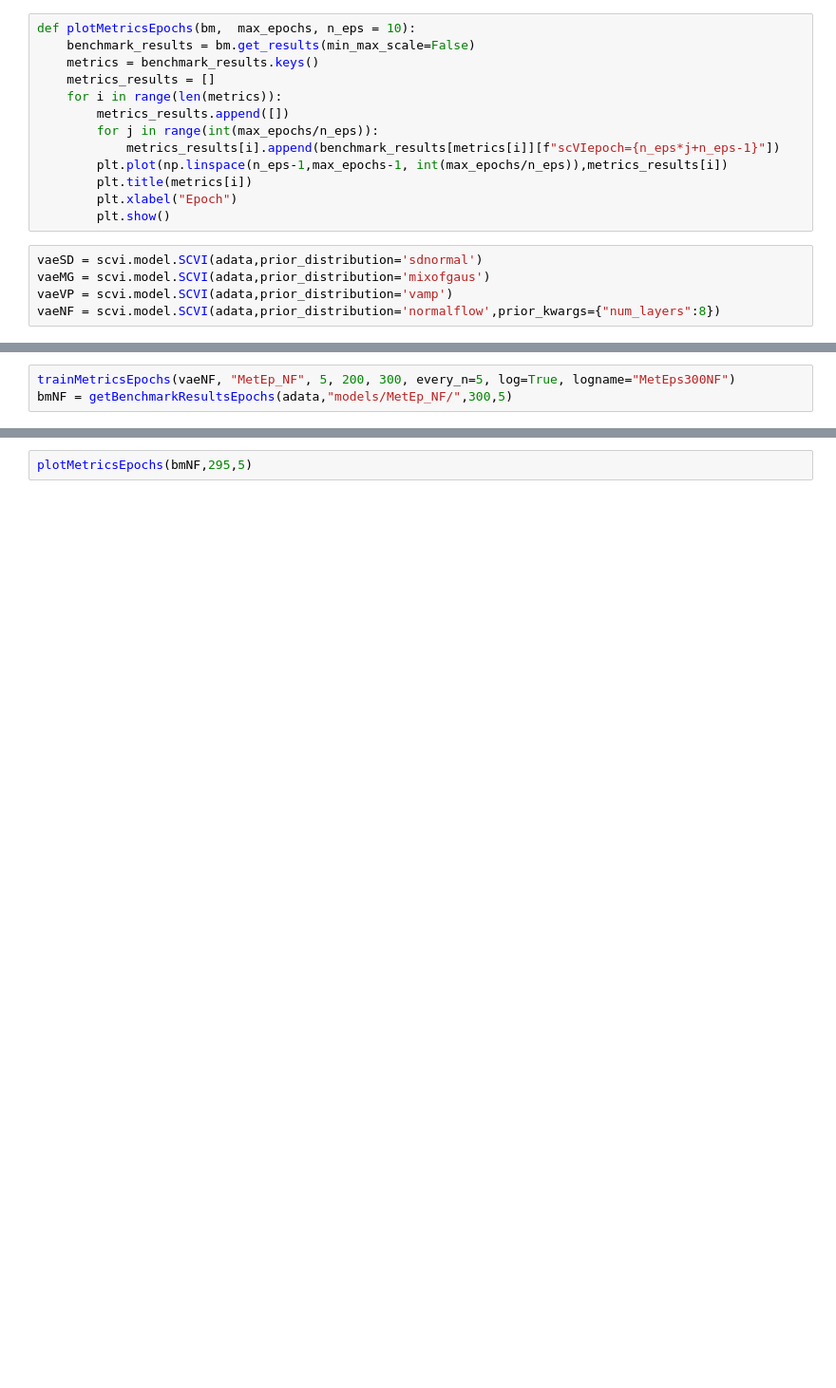
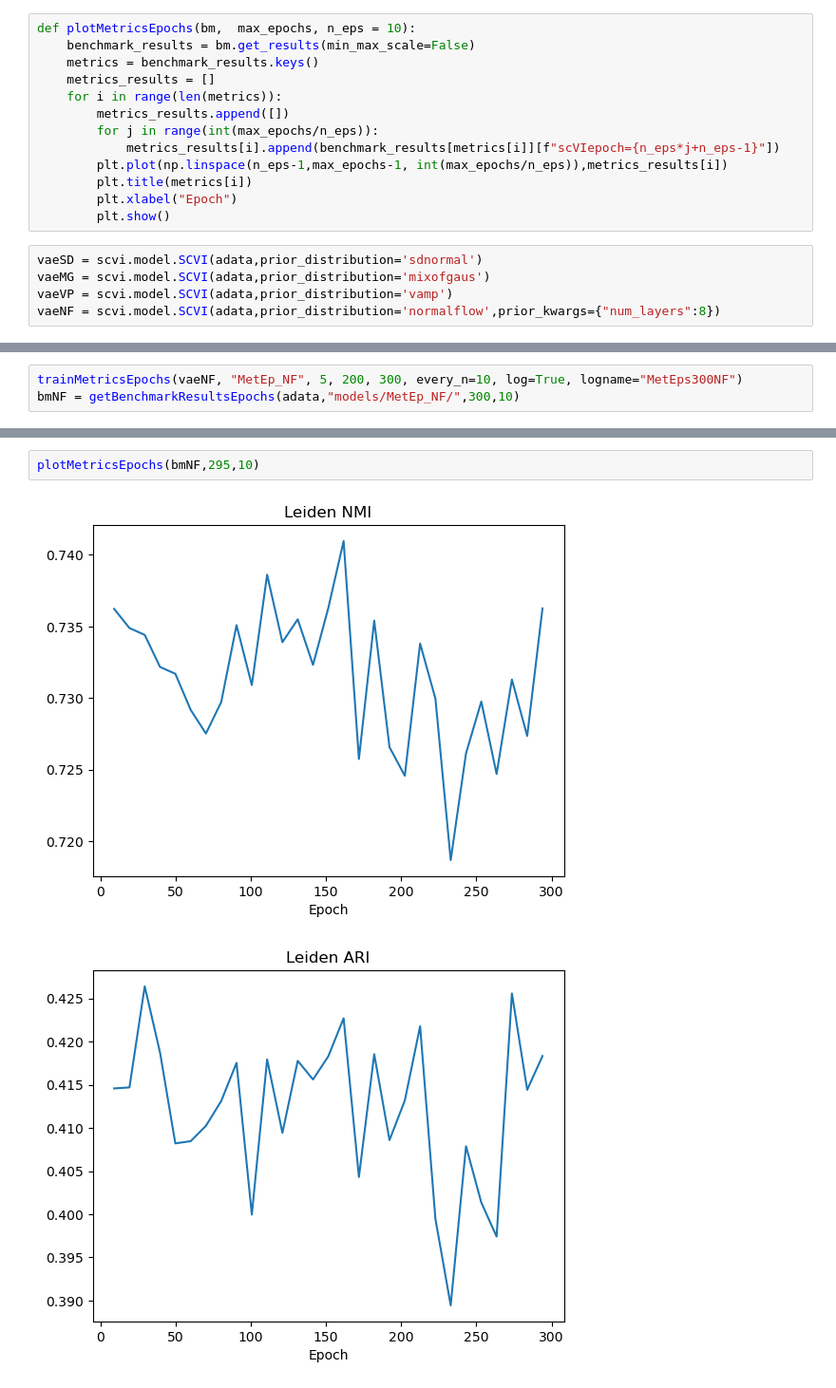
Before and after one commit to LeanderDiazBone/BachelorThesis, a Jupyter notebook: metaExperiments/metrics_epochs_losses.ipynb, the cells around one changed output, grey strips where cells are left out. Shown at 95% size. Cells and saved outputs as stored; diff of their text form; blank space fills up the shorter version.

```diff
--- a/metaExperiments/metrics_epochs_losses.ipynb
+++ b/metaExperiments/metrics_epochs_losses.ipynb
@@ -146,3 +166,3 @@ plotMetricsEpochs(bmVP,295,5)
 # %%
-trainMetricsEpochs(vaeNF, "MetEp_NF", 5, 200, 300, every_n=5, log=True, logname="MetEps300NF")
-bmNF = getBenchmarkResultsEpochs(adata,"models/MetEp_NF/",300,5)
+trainMetricsEpochs(vaeNF, "MetEp_NF", 5, 200, 300, every_n=10, log=True, logname="MetEps300NF")
+bmNF = getBenchmarkResultsEpochs(adata,"models/MetEp_NF/",300,10)
@@ -149,2 +194,5 @@ bmNF = getBenchmarkResultsEpochs(adata,"models/MetEp_NF/",300,5)
 # %%
-plotMetricsEpochs(bmNF,295,5)
+plotMetricsEpochs(bmNF,295,10)
+# %% [output]
+[figure, added]
+[figure, added]
```
Also changed, not shown: parts of 10 cells of this notebook, 19 other files.
